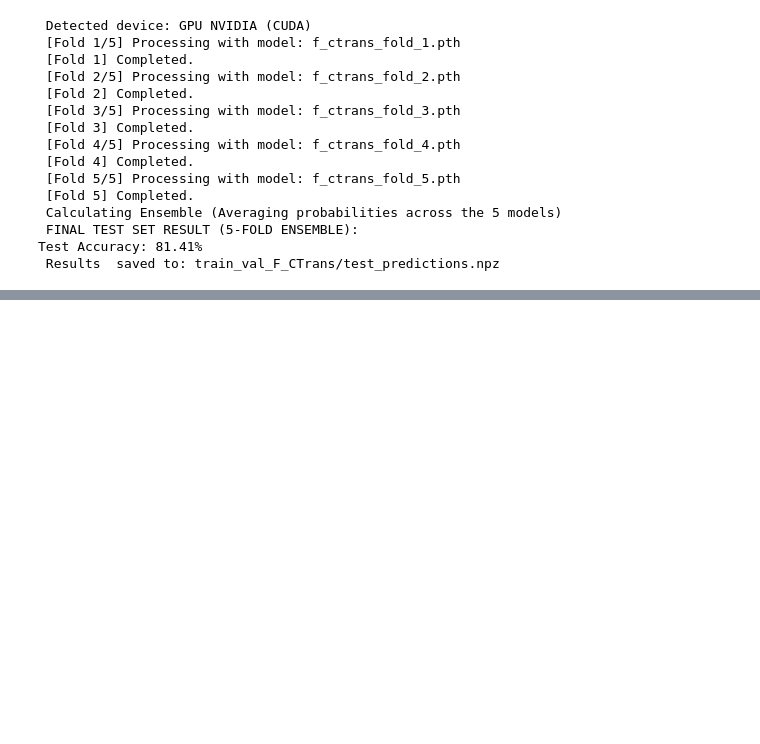
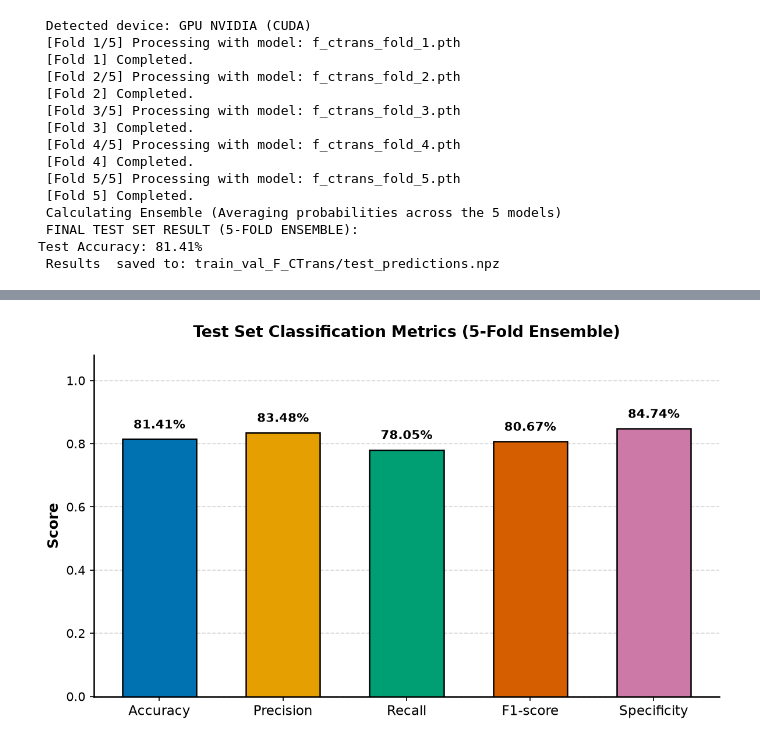
Before and after one commit to mariasonetto01/eeg-bci-transformer-pipeline, a Jupyter notebook: notebook/eeg-bci-transformer-pipeline.ipynb, the cells around one changed output, grey strips where cells are left out. Cells and saved outputs as stored; diff of their text form; code cells hidden in the pictures; blank space fills up the shorter version.

```diff
--- a/notebook/eeg-bci-transformer-pipeline.ipynb
+++ b/notebook/eeg-bci-transformer-pipeline.ipynb
@@ -1943,0 +1994,57 @@ Test Accuracy: 81.41%
+# %%
+import matplotlib.pyplot as plt
+import numpy as np
+
+# 1. Nomi e valori delle tue metriche (in scala 0-1 come nel grafico di riferimento)
+metrics = ['Accuracy', 'Precision', 'Recall', 'F1-score', 'Specificity']
+scores = [
+    final_accuracy,  # 0.8141
+    precision,       # 0.8348
+    recall,          # 0.7805
+    f1,              # 0.8067
+    specificity      # 0.8474
+]
+
+# Palette colori ispirata al grafico (Okabe-Ito colorblind-safe)
+colors = ['#0072B2', '#E69F00', '#009E73', '#D55E00', '#CC79A7']
+
+# 2. Creazione della figura
+fig, ax = plt.subplots(figsize=(8, 4.8), dpi=150)
+
+# 3. Disegno delle barre con bordo nero nitido
+bars = ax.bar(metrics, scores, color=colors, edgecolor='black', linewidth=1.2, width=0.6, zorder=3)
+
+# 4. Inserimento dei valori esatti sopra ciascuna barra
+for bar, score in zip(bars, scores):
+    ax.text(
+        bar.get_x() + bar.get_width() / 2,
+        score + 0.025,
+        #f"{score:.3f}",
+        f"{score*100:.2f}%" ,
+        ha='center',
+        va='bottom',
+        fontsize=10,
+        fontweight='bold',
+        color='black'
+    )
+
+# 5. Formattazione assi, titolo e griglia
+ax.set_ylim(0, 1.08)
+ax.set_ylabel('Score', fontsize=12, fontweight='bold')
+ax.set_title('Test Set Classification Metrics (5-Fold Ensemble)', fontsize=13, fontweight='bold', pad=15)
+
+ax.tick_params(axis='x', labelsize=11)
+ax.tick_params(axis='y', labelsize=10)
+
+# Griglia leggera dietro le barre e rimozione bordi superiore/destro
+ax.grid(axis='y', linestyle='--', alpha=0.5, zorder=0)
+ax.spines['top'].set_visible(False)
+ax.spines['right'].set_visible(False)
+ax.spines['left'].set_linewidth(1.2)
+ax.spines['bottom'].set_linewidth(1.2)
+
+plt.tight_layout()
+plt.savefig("test_ensemble_metrics.png", dpi=300, bbox_inches='tight')
+plt.show()
+# %% [output]
+[figure, added]
```
Also changed, not shown: parts of 1 cell of this notebook, 2 other files.
